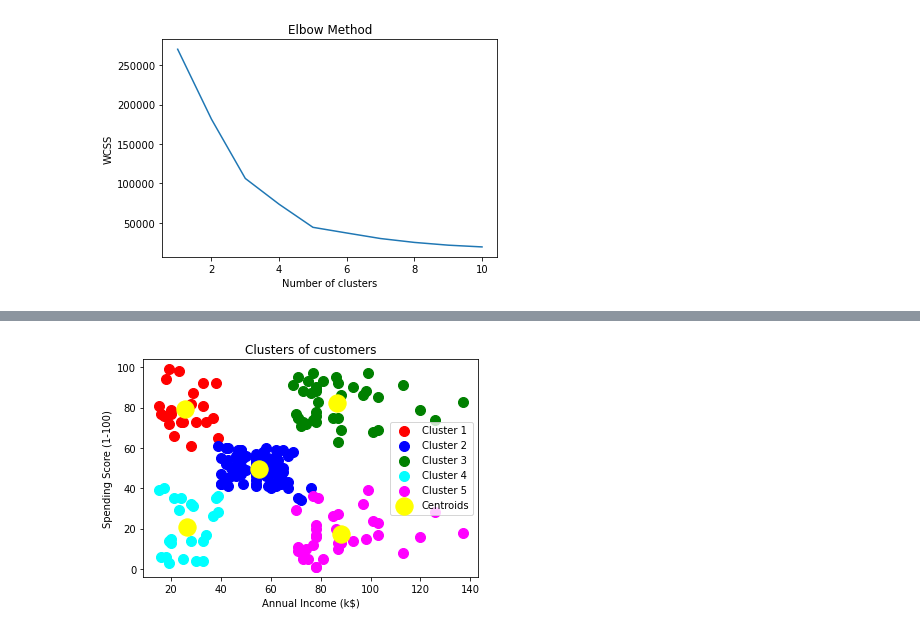
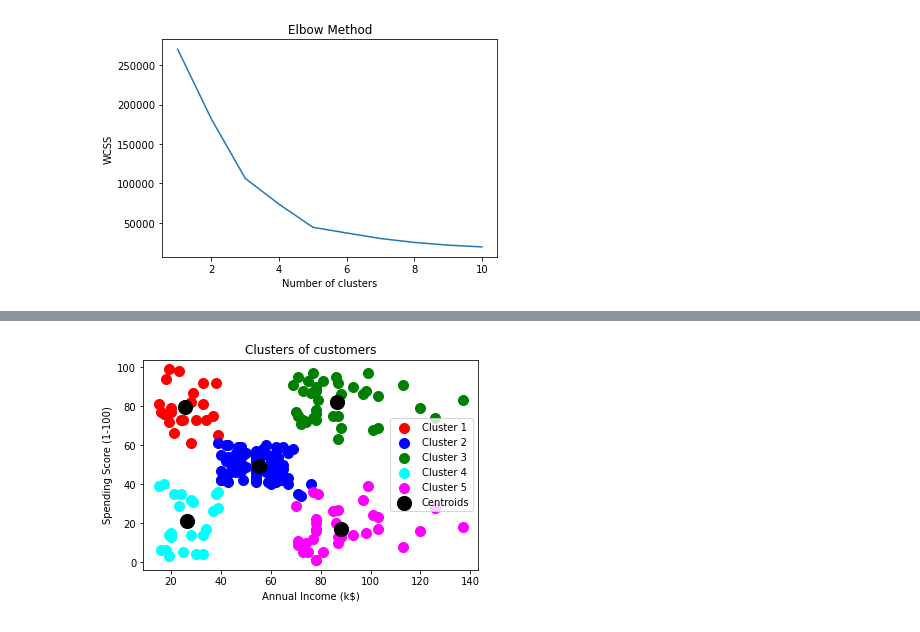
Before and after one commit to anmol94gupta/Python, a Jupyter notebook: ML/5 Clustering /K Means/K Means.ipynb, the cells around one changed output, grey strips where cells are left out. Cells and saved outputs as stored; diff of their text form; code cells hidden in the pictures.

Commit message:
K Means clustering - Additions

```diff
--- a/ML/5 Clustering /K Means/K Means.ipynb
+++ b/ML/5 Clustering /K Means/K Means.ipynb
@@ -37,14 +59,17 @@ plt.show()
 # %%
 plt.scatter(X[y_kmeans == 0, 0], X[y_kmeans == 0, 1], s = 100, c = 'red', label = 'Cluster 1')
 plt.scatter(X[y_kmeans == 1, 0], X[y_kmeans == 1, 1], s = 100, c = 'blue', label = 'Cluster 2')
 plt.scatter(X[y_kmeans == 2, 0], X[y_kmeans == 2, 1], s = 100, c = 'green', label = 'Cluster 3')
 plt.scatter(X[y_kmeans == 3, 0], X[y_kmeans == 3, 1], s = 100, c = 'cyan', label = 'Cluster 4')
 plt.scatter(X[y_kmeans == 4, 0], X[y_kmeans == 4, 1], s = 100, c = 'magenta', label = 'Cluster 5')
-plt.scatter(kmeans.cluster_centers_[:, 0], kmeans.cluster_centers_[:, 1], s = 300, c = 'yellow', label = 'Centroids')
+plt.scatter(kmeans.cluster_centers_[:, 0], kmeans.cluster_centers_[:, 1], s = 200, c = 'black', label = 'Centroids')
 plt.title('Clusters of customers')
 plt.xlabel('Annual Income (k$)')
 plt.ylabel('Spending Score (1-100)')
+
 plt.legend()
 plt.show()
+#print(kmeans.cluster_centers_[:, 0])
+#print(kmeans.cluster_centers_[:, 1])
 # %% [output]
-[figure, old version]
+[figure, new version]
```
Also changed, not shown: parts of 2 cells of this notebook.
